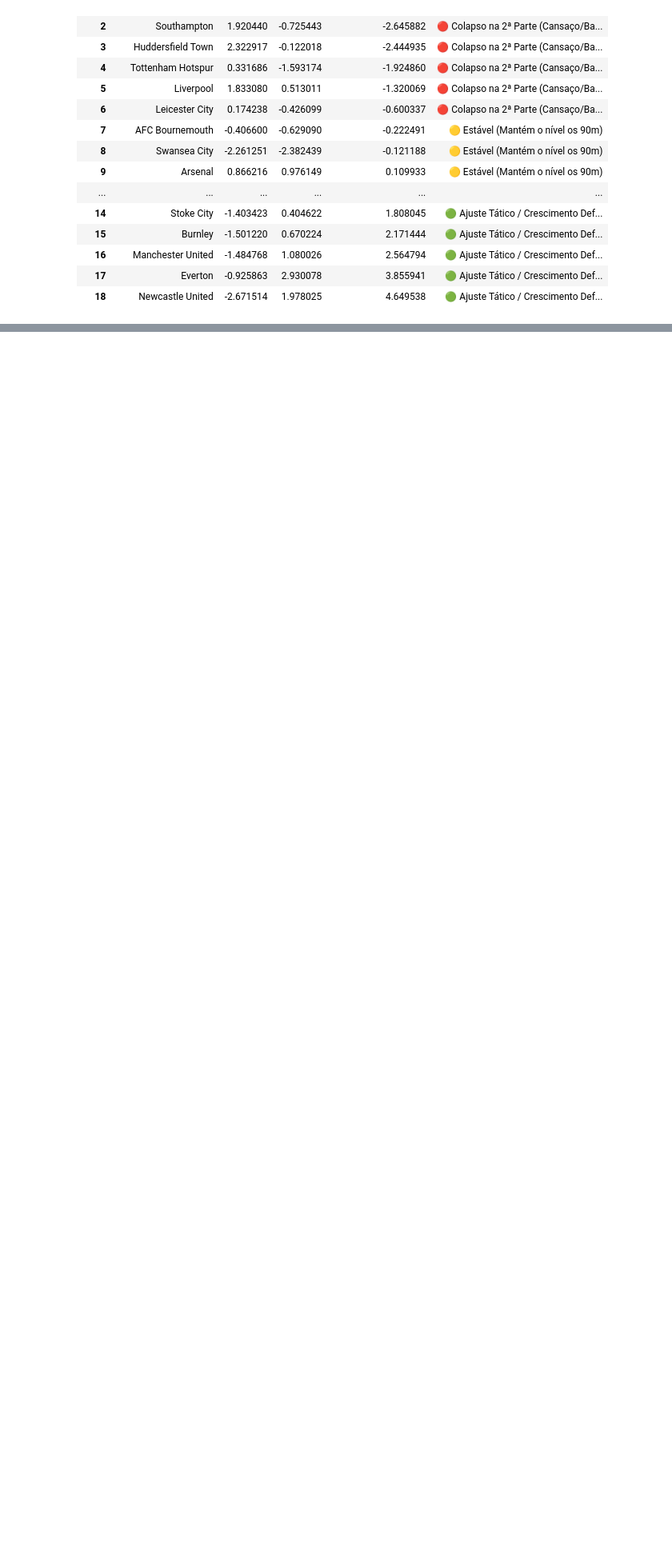
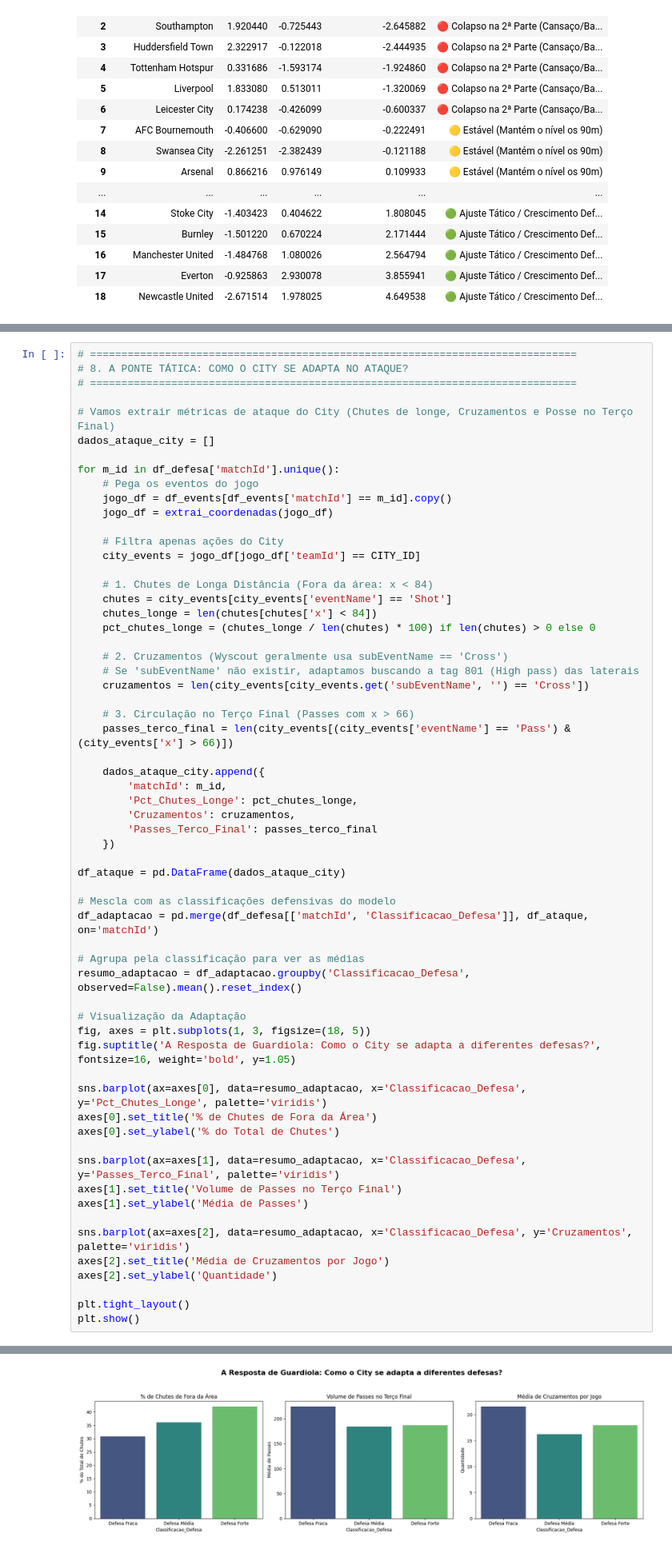
Before and after one commit to GARCl-A/city-analysis, a Jupyter notebook: main.ipynb, the cells around one changed output, grey strips where cells are left out. Shown at 80% size. Drawn from its saved outputs; the diff is of its cells as text; blank space fills up the shorter version.

```diff
--- a/main.ipynb
+++ b/main.ipynb
@@ -631,0 +972,62 @@ display(df_pivot.sort_values(by='Diferenca_Resiliencia').reset_index(drop=True))
+# %%
+# ==============================================================================
+# 8. A PONTE TÁTICA: COMO O CITY SE ADAPTA NO ATAQUE?
+# ==============================================================================
+
+# Vamos extrair métricas de ataque do City (Chutes de longe, Cruzamentos e Posse no Terço Final)
+dados_ataque_city = []
+
+for m_id in df_defesa['matchId'].unique():
+    # Pega os eventos do jogo
+    jogo_df = df_events[df_events['matchId'] == m_id].copy()
+    jogo_df = extrai_coordenadas(jogo_df)
+
+    # Filtra apenas ações do City
+    city_events = jogo_df[jogo_df['teamId'] == CITY_ID]
+
+    # 1. Chutes de Longa Distância (Fora da área: x < 84)
+    chutes = city_events[city_events['eventName'] == 'Shot']
+    chutes_longe = len(chutes[chutes['x'] < 84])
+    pct_chutes_longe = (chutes_longe / len(chutes) * 100) if len(chutes) > 0 else 0
+
+    # 2. Cruzamentos (Wyscout geralmente usa subEventName == 'Cross')
+    # Se 'subEventName' não existir, adaptamos buscando a tag 801 (High pass) das laterais
+    cruzamentos = len(city_events[city_events.get('subEventName', '') == 'Cross'])
+
+    # 3. Circulação no Terço Final (Passes com x > 66)
+    passes_terco_final = len(city_events[(city_events['eventName'] == 'Pass') & (city_events['x'] > 66)])
+
+    dados_ataque_city.append({
+        'matchId': m_id,
+        'Pct_Chutes_Longe': pct_chutes_longe,
+        'Cruzamentos': cruzamentos,
+        'Passes_Terco_Final': passes_terco_final
+    })
+
+df_ataque = pd.DataFrame(dados_ataque_city)
+
+# Mescla com as classificações defensivas do modelo
+df_adaptacao = pd.merge(df_defesa[['matchId', 'Classificacao_Defesa']], df_ataque, on='matchId')
+
+# Agrupa pela classificação para ver as médias
+resumo_adaptacao = df_adaptacao.groupby('Classificacao_Defesa', observed=False).mean().reset_index()
+
+# Visualização da Adaptação
+fig, axes = plt.subplots(1, 3, figsize=(18, 5))
+fig.suptitle('A Resposta de Guardiola: Como o City se adapta a diferentes defesas?', fontsize=16, weight='bold', y=1.05)
+
+sns.barplot(ax=axes[0], data=resumo_adaptacao, x='Classificacao_Defesa', y='Pct_Chutes_Longe', palette='viridis')
+axes[0].set_title('% de Chutes de Fora da Área')
+axes[0].set_ylabel('% do Total de Chutes')
+
+sns.barplot(ax=axes[1], data=resumo_adaptacao, x='Classificacao_Defesa', y='Passes_Terco_Final', palette='viridis')
+axes[1].set_title('Volume de Passes no Terço Final')
+axes[1].set_ylabel('Média de Passes')
+
+sns.barplot(ax=axes[2], data=resumo_adaptacao, x='Classificacao_Defesa', y='Cruzamentos', palette='viridis')
+axes[2].set_title('Média de Cruzamentos por Jogo')
+axes[2].set_ylabel('Quantidade')
+
+plt.tight_layout()
+plt.show()
+# %% [output]
@@ -631,0 +1045 @@ display(df_pivot.sort_values(by='Diferenca_Resiliencia').reset_index(drop=True))
+[figure, added]
```
Also changed, not shown: parts of 22 cells of this notebook, 12 other files.
